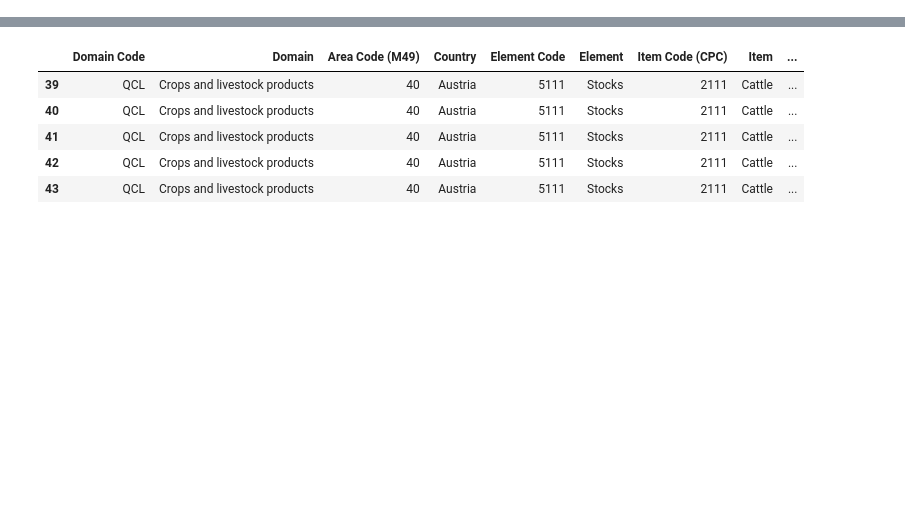
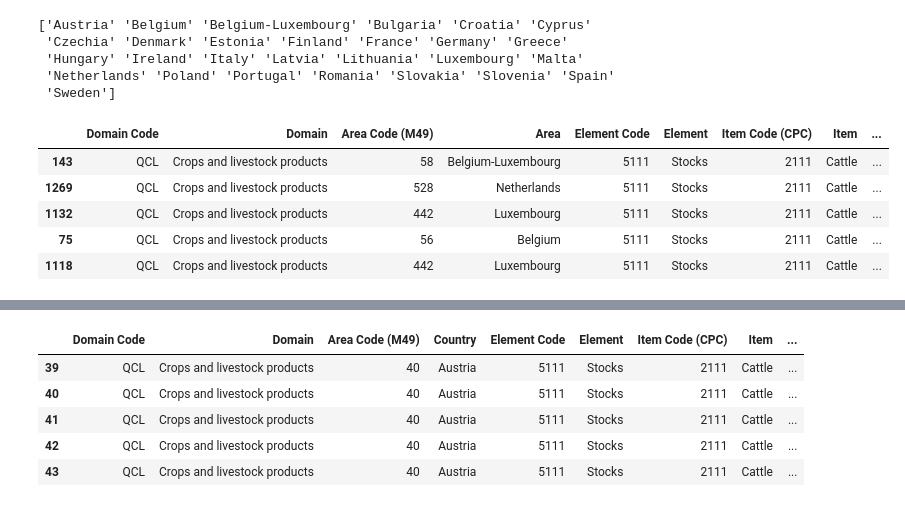
Before and after one commit to ronandownes/beef, a Jupyter notebook: 01_eda_beef.ipynb, the cells around one changed output, grey strips where cells are left out. Drawn from its saved outputs; the diff is of its cells as text; code cells hidden in the pictures; blank space fills up the shorter version.

```diff
--- a/01_eda_beef.ipynb
+++ b/01_eda_beef.ipynb
@@ -362,0 +135,26 @@ df = df.rename(columns={'Value': 'Stocks', 'Area': 'Country'}) #Renamed 'Value'
+# %%
+# Define an 'areas'  array
+areas = df['Area'].unique() #  one-dimensional NumPy array
+# print the areas array
+print(areas)
+# Save the array to a file
+np.save('clean/areas.npy', areas)
+# Convert the 'areas' array to areas_df DataFrame
+areas_df = pd.DataFrame({'Area':areas})
+areas_df.to_csv('cleanareas.csv')
+# and take a look to discover BELUX anomoly
+belux_df=df[df['Area'].isin(['Belgium-Luxembourg', 'Belgium', 'Luxembourg'])]
+benelux_df = df[df['Area'].isin(['Belgium-Luxembourg', 'Belgium', 'Luxembourg', 'Netherlands'])]
+benelux_df.sample(5)
+# %% [output]
+['Austria' 'Belgium' 'Belgium-Luxembourg' 'Bulgaria' 'Croatia' 'Cyprus'
+ 'Czechia' 'Denmark' 'Estonia' 'Finland' 'France' 'Germany' 'Greece'
+ 'Hungary' 'Ireland' 'Italy' 'Latvia' 'Lithuania' 'Luxembourg' 'Malta'
+ 'Netherlands' 'Poland' 'Portugal' 'Romania' 'Slovakia' 'Slovenia' 'Spain'
+ 'Sweden']
+|  | Domain Code | Domain | Area Code (M49) | Area | Element Code | Element | Item Code (CPC) | Item | ... |
+| 143 | QCL | Crops and livestock products | 58 | Belgium-Luxembourg | 5111 | Stocks | 2111 | Cattle | ... |
+| 1269 | QCL | Crops and livestock products | 528 | Netherlands | 5111 | Stocks | 2111 | Cattle | ... |
+| 1132 | QCL | Crops and livestock products | 442 | Luxembourg | 5111 | Stocks | 2111 | Cattle | ... |
+| 75 | QCL | Crops and livestock products | 56 | Belgium | 5111 | Stocks | 2111 | Cattle | ... |
+| 1118 | QCL | Crops and livestock products | 442 | Luxembourg | 5111 | Stocks | 2111 | Cattle | ... |
```
Also changed, not shown: parts of 69 cells of this notebook, 11 other files.
